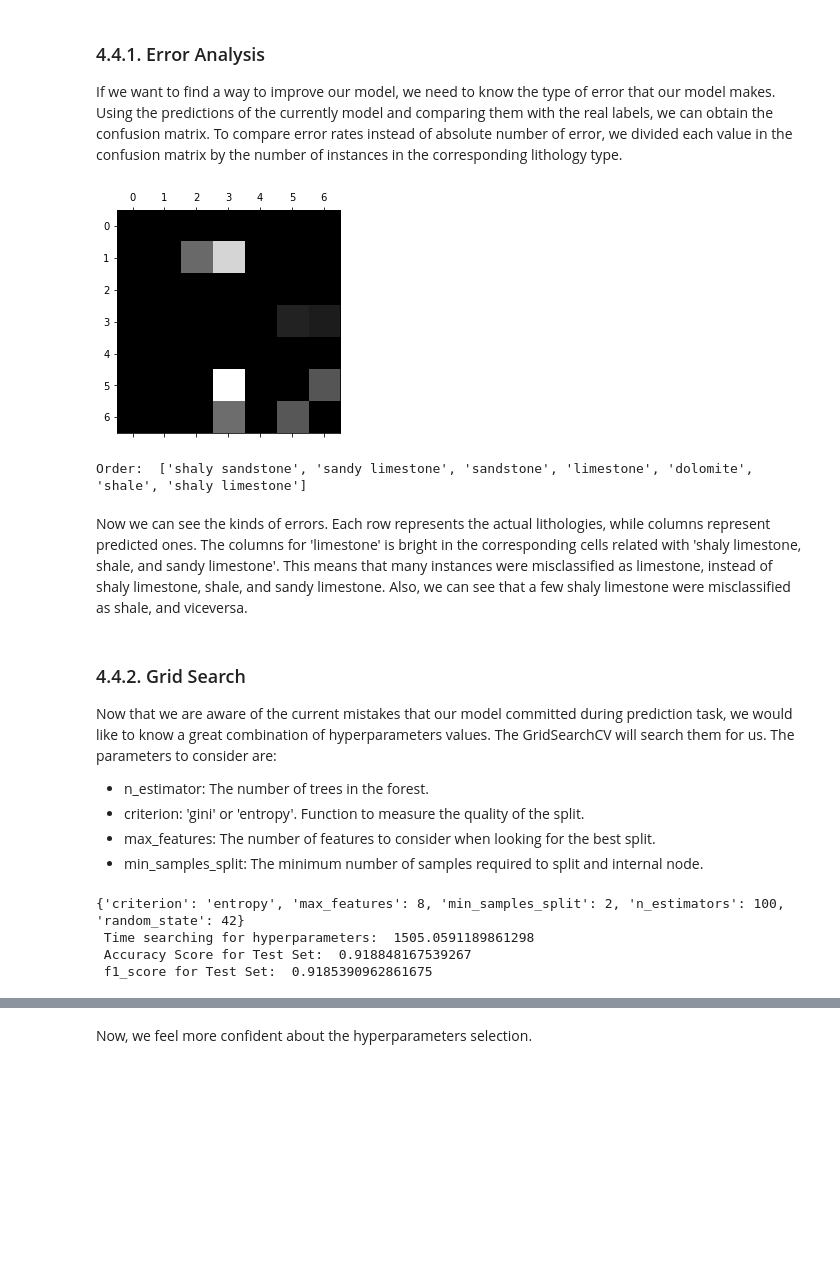
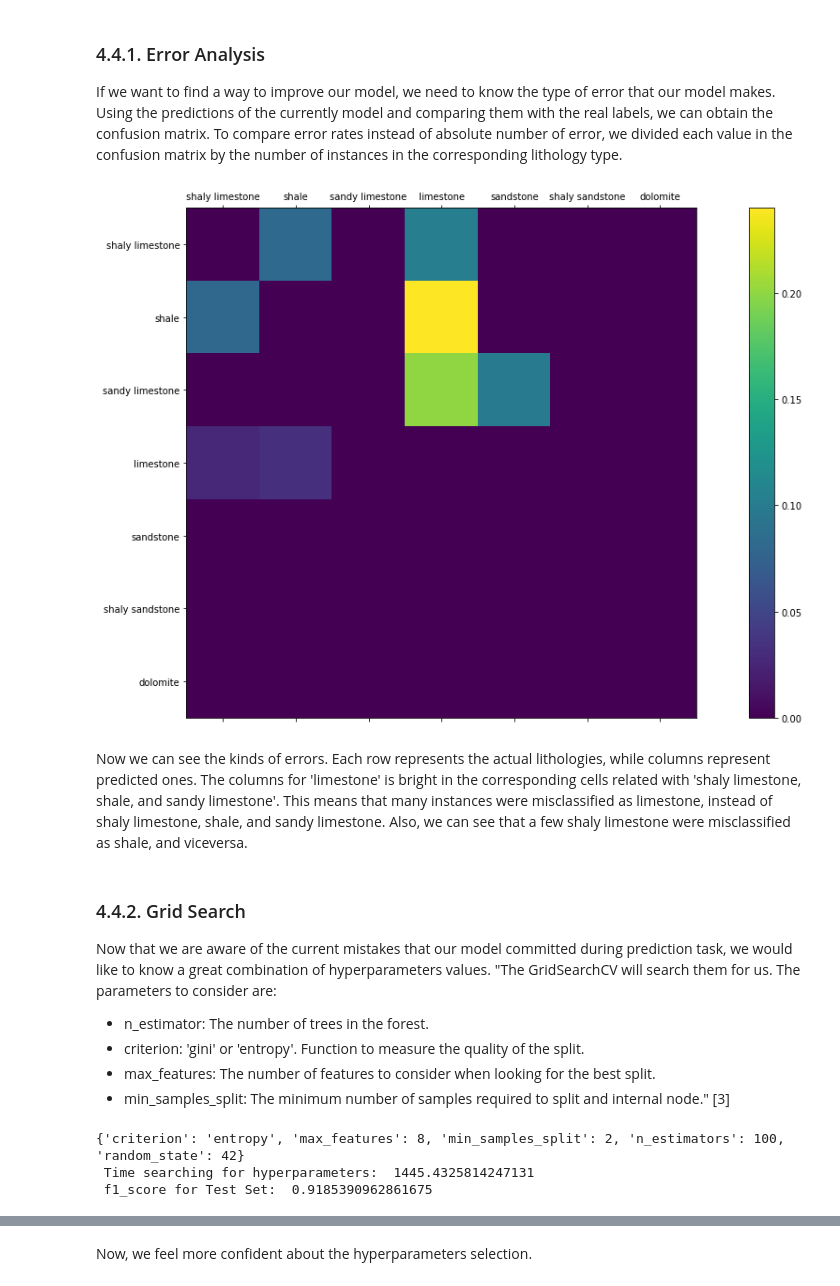
Before and after one commit to epmmko/Supervised_Machine_Learning_Project, a Jupyter notebook: Lithology Identification.ipynb, the cells around one changed output, grey strips where cells are left out. Cells and saved outputs as stored; diff of their text form; code cells hidden in the pictures; blank space fills up the shorter version.

```diff
--- a/Lithology Identification.ipynb
+++ b/Lithology Identification.ipynb
@@ -403,31 +447,35 @@ To compare error rates instead of absolute number of error, we divided each valu
 # %%
 from sklearn.metrics import confusion_matrix
 Labels=list(set(Log_Data['Type of Formation']))
 Lithology_Labels_pred=rnd_clf.predict(Log_Attributes_test)
 conf_mx=confusion_matrix(Lithology_Labels_test,Lithology_Labels_pred,labels=Labels)
 row_sums=conf_mx.sum(axis=1,keepdims=True)
 norm_conf_mx=conf_mx/row_sums
 np.fill_diagonal(norm_conf_mx,0)
-plt.matshow(norm_conf_mx,cmap=plt.cm.gray)
+fig=plt.figure(figsize=(20,10))
+ax=fig.add_subplot(111)
+cax=ax.matshow(norm_conf_mx,interpolation='nearest')
+fig.colorbar(cax)
+
+ax.set_xticklabels(['']+Labels)
+ax.set_yticklabels(['']+Labels)
 plt.show()
-print('Order: ',Labels)
 # %% [output]
-[figure, old version]
+[figure, new version]
-Order:  ['shaly sandstone', 'sandy limestone', 'sandstone', 'limestone', 'dolomite', 'shale', 'shaly limestone']
 # %% [markdown]
 Now we can see the kinds of errors. Each row represents the actual lithologies, while columns represent predicted ones. The columns for 'limestone' is bright in the corresponding cells related with 'shaly limestone, shale, and sandy limestone'. This means that many instances were misclassified as limestone, instead of shaly limestone, shale, and sandy limestone.
 Also, we can see that a few shaly limestone were misclassified as shale, and viceversa.
 # %% [markdown]
 ### 4.4.2. Grid Search
 Now that we are aware of the current mistakes that our model committed during prediction task, we would like to know a great combination of hyperparameters values.
-The GridSearchCV will search them for us. The parameters to consider are:
+"The GridSearchCV will search them for us. The parameters to consider are:
 * n_estimator: The number of trees in the forest.
 * criterion: 'gini' or 'entropy'. Function to measure the quality of the split.
 * max_features: The number of features to consider when looking for the best split.
-* min_samples_split: The minimum number of samples required to split and internal node.
+* min_samples_split: The minimum number of samples required to split and internal node." [3]
 # %%
 from sklearn.model_selection import GridSearchCV
-from sklearn.metrics import f1_score
+
 start = time.time()
 param_grid=[{'n_estimators':[10,50,100,200,300,400,500],
              'criterion':['gini','entropy'],
@@ -435,17 +483,15 @@ param_grid=[{'n_estimators':[10,50,100,200,300,400,500],
              'min_samples_split':[2,5,10],
              'random_state':[42]}]
 
-grid_search=GridSearchCV(rnd_clf,param_grid,cv=5,scoring='accuracy')
+grid_search=GridSearchCV(rnd_clf,param_grid,cv=5,scoring='f1_weighted')
 grid_search.fit(Log_Attributes_train,Lithology_Labels_train)
 end = time.time()
 print(grid_search.best_params_)                                      #Parameters to the best fit
 print(' Time searching for hyperparameters: ',end - start)
 Lithology_Labels_pred=grid_search.best_estimator_.predict(Log_Attributes_test)
-print(' Accuracy Score for Test Set: ',accuracy_score(Lithology_Labels_test,Lithology_Labels_pred))
 print(' f1_score for Test Set: ',f1_score(Lithology_Labels_test,Lithology_Labels_pred,average='weighted'))
 # %% [output]
 {'criterion': 'entropy', 'max_features': 8, 'min_samples_split': 2, 'n_estimators': 100, 'random_state': 42}
- Time searching for hyperparameters:  1505.0591189861298
- Accuracy Score for Test Set:  0.918848167539267
+ Time searching for hyperparameters:  1445.4325814247131
  f1_score for Test Set:  0.9185390962861675
 # %% [markdown]
```
Also changed, not shown: parts of 33 cells of this notebook.
